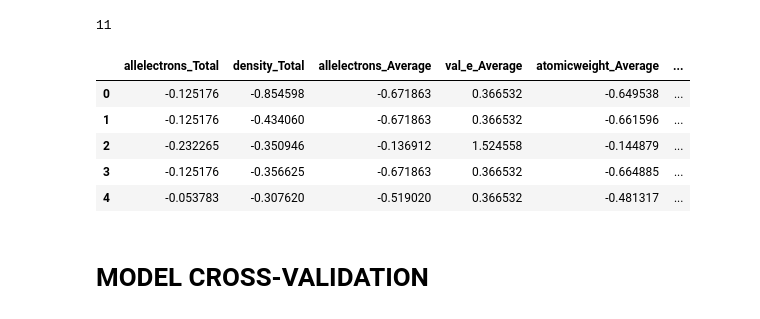
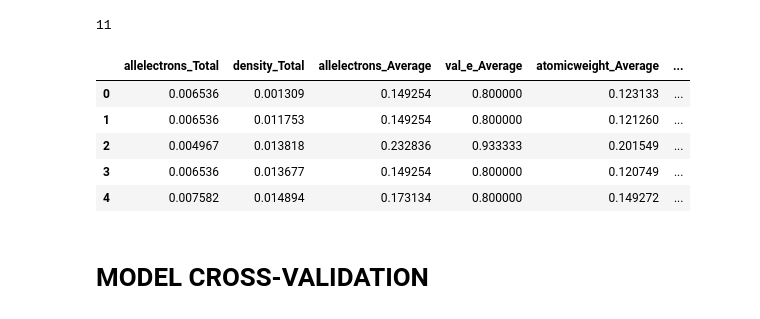
Before and after one commit to hardboyvino/kaggle_competition, a Jupyter notebook: playground_3.25/preprocess.ipynb, the cells around one changed output. Saved outputs shown, nothing was run; the diff lists cells and outputs as text; code cells hidden in the pictures.

Commit message:
Apply MinMaxScaler

```diff
--- a/playground_3.25/preprocess.ipynb
+++ b/playground_3.25/preprocess.ipynb
@@ -139,22 +139,22 @@ len(num_var)
 
 # df_outliers.columns
 # %%
-scaler = StandardScaler()
+scaler = MinMaxScaler()
 
 standard_scaler = scaler.fit_transform(train[num_var])
 train_scaled = pd.DataFrame(standard_scaler, columns=num_var)
 
 test_scaled = scaler.transform(test[num_var])
 test_scaled = pd.DataFrame(test_scaled, columns=num_var)
 # X = pd.concat([X[cat_features], train_scaled], axis=1)
 train_scaled.head()
 # %% [output]
 |  | allelectrons_Total | density_Total | allelectrons_Average | val_e_Average | atomicweight_Average | ... |
-| 0 | -0.125176 | -0.854598 | -0.671863 | 0.366532 | -0.649538 | ... |
-| 1 | -0.125176 | -0.434060 | -0.671863 | 0.366532 | -0.661596 | ... |
-| 2 | -0.232265 | -0.350946 | -0.136912 | 1.524558 | -0.144879 | ... |
-| 3 | -0.125176 | -0.356625 | -0.671863 | 0.366532 | -0.664885 | ... |
-| 4 | -0.053783 | -0.307620 | -0.519020 | 0.366532 | -0.481317 | ... |
+| 0 | 0.006536 | 0.001309 | 0.149254 | 0.800000 | 0.123133 | ... |
+| 1 | 0.006536 | 0.011753 | 0.149254 | 0.800000 | 0.121260 | ... |
+| 2 | 0.004967 | 0.013818 | 0.232836 | 0.933333 | 0.201549 | ... |
+| 3 | 0.006536 | 0.013677 | 0.149254 | 0.800000 | 0.120749 | ... |
+| 4 | 0.007582 | 0.014894 | 0.173134 | 0.800000 | 0.149272 | ... |
 # %%
 # test_scaled.head()
 # %% [markdown]
```
Also changed, not shown: parts of 7 cells of this notebook.
